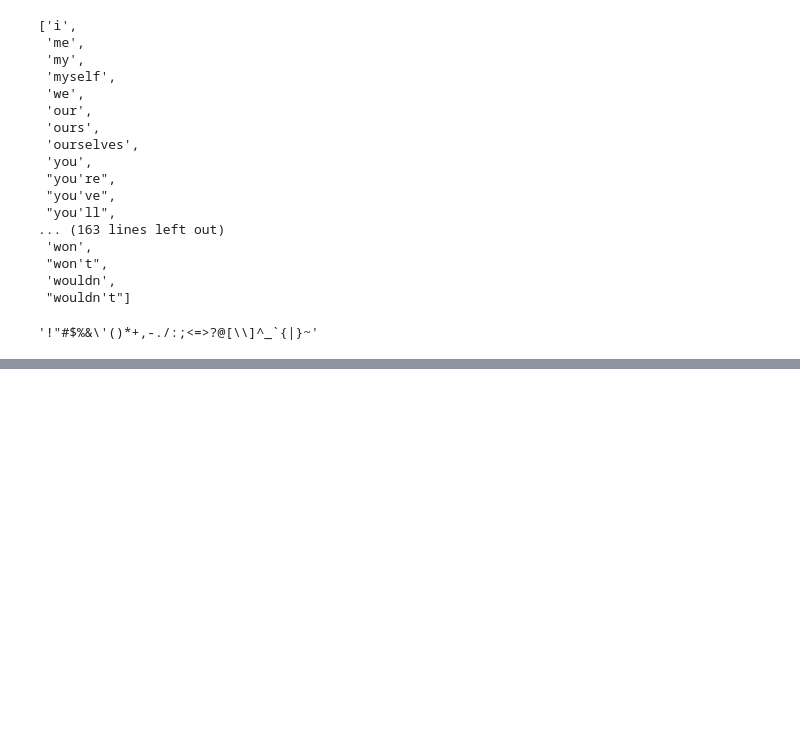
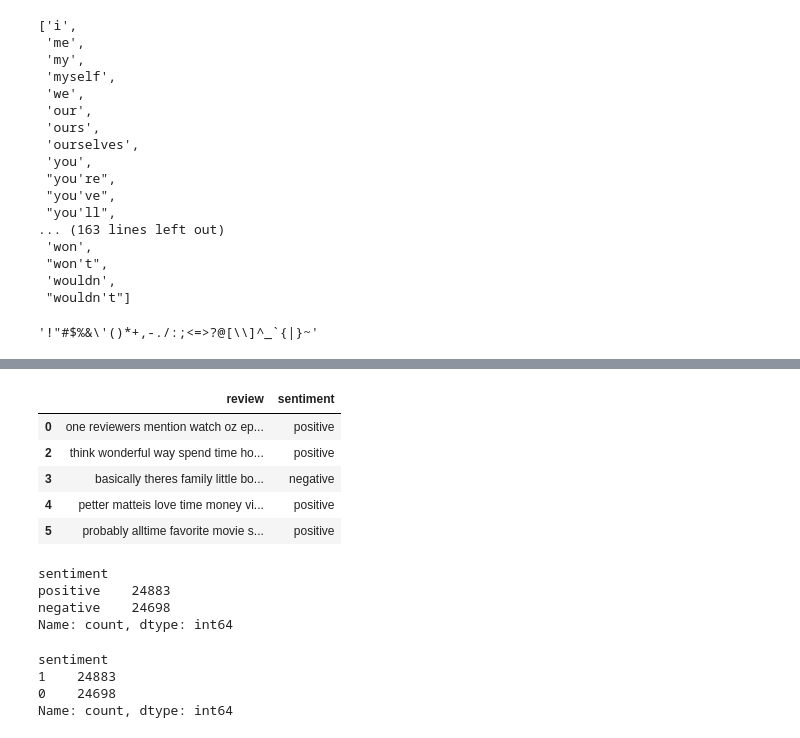
Before and after one commit to pank3004/Sentiment-Analysis, a Jupyter notebook: notebooks/expp1.ipynb, the cells around one changed output, grey strips where cells are left out. Drawn from its saved outputs; the diff is of its cells as text; code cells hidden in the pictures; blank space fills up the shorter version.

```diff
--- a/notebooks/expp1.ipynb
+++ b/notebooks/expp1.ipynb
@@ -140,0 +176,19 @@ KeyboardInterrupt:
+# %%
+df.drop(columns='index', index=1, inplace=True)
+# %%
+df.head()
+# %% [output]
+|  | review | sentiment |
+| 0 | one reviewers mention watch oz ep... | positive |
+| 2 | think wonderful way spend time ho... | positive |
+| 3 | basically theres family little bo... | negative |
+| 4 | petter matteis love time money vi... | positive |
+| 5 | probably alltime favorite movie s... | positive |
+# %%
+df.sentiment.value_counts()
+# insights >> almost balanced data sets
+# %% [output]
+sentiment
+positive    24883
+negative    24698
+Name: count, dtype: int64
@@ -140,0 +197,7 @@ KeyboardInterrupt:
+# %%
+df['sentiment'].value_counts()
+# %% [output]
+sentiment
+1    24883
+0    24698
+Name: count, dtype: int64
```
Also changed, not shown: parts of 19 cells of this notebook, 27 other files.
